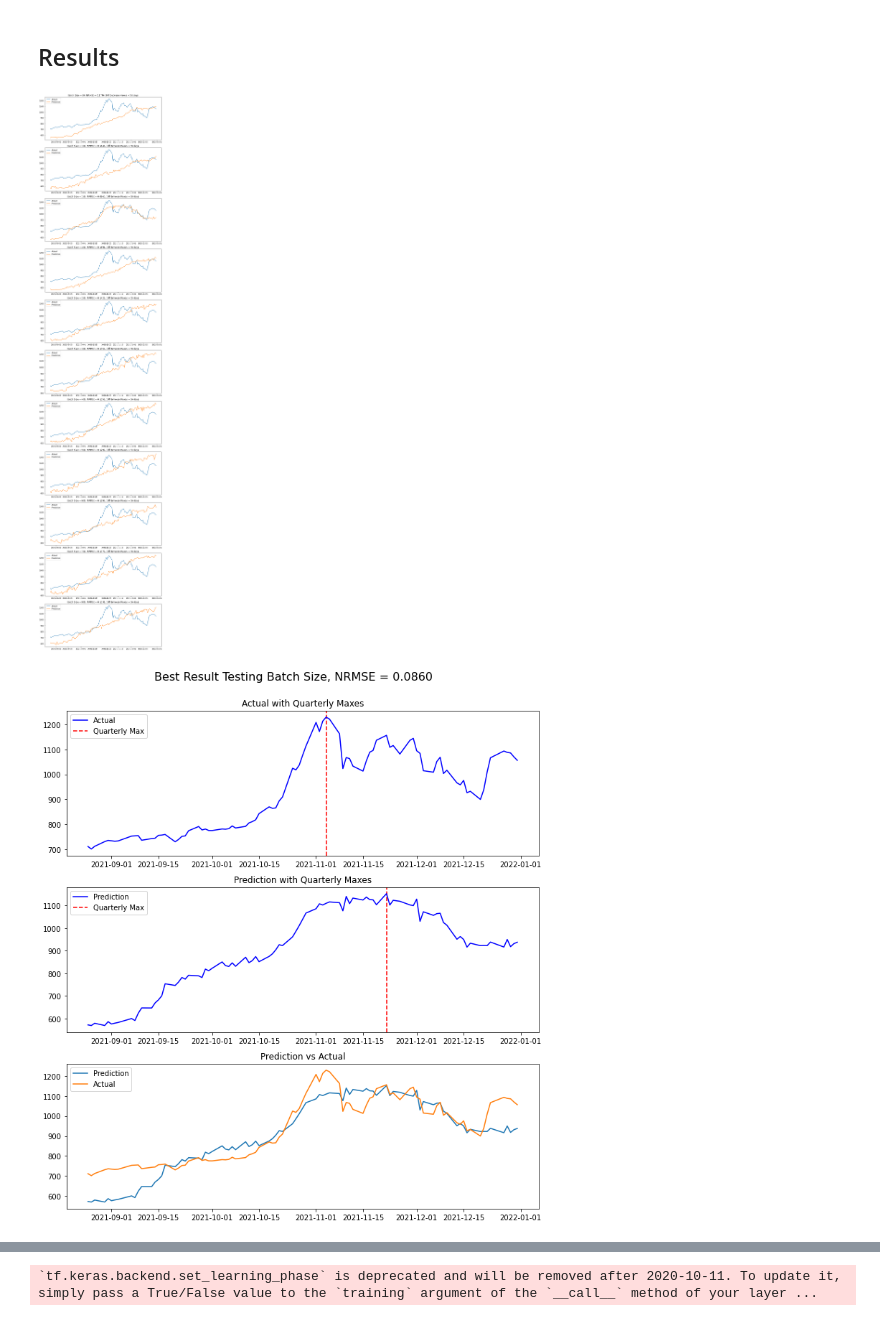
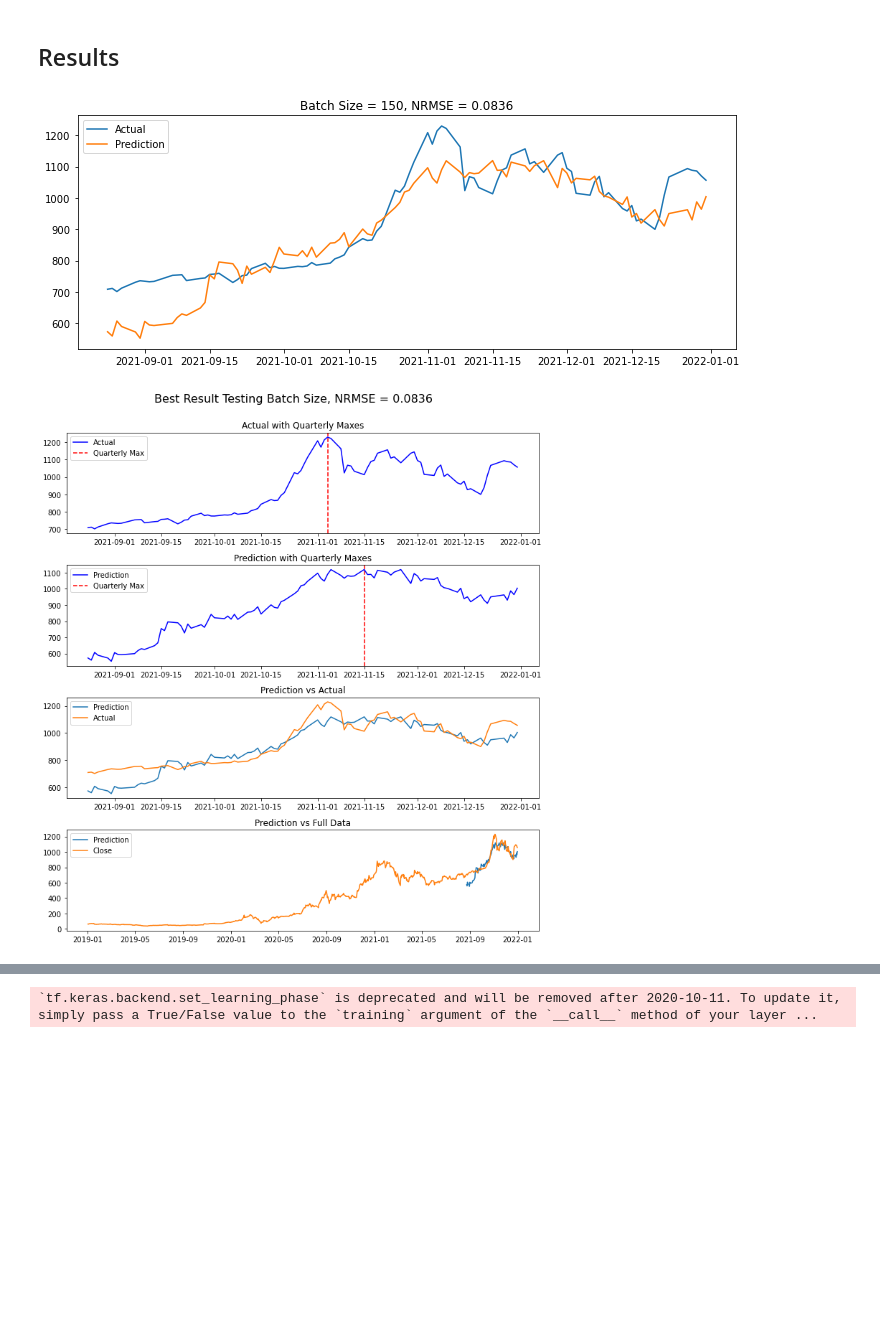
Before and after one commit to TLChilton/Senior_Capstone, a Jupyter notebook: Thomas/LSTMTestBed.ipynb, the cells around one changed output, grey strips where cells are left out. Saved outputs shown, nothing was run; the diff lists cells and outputs as text; code cells hidden in the pictures; blank space fills up the shorter version.

```diff
--- a/Thomas/LSTMTestBed.ipynb
+++ b/Thomas/LSTMTestBed.ipynb
@@ -48,8 +49,8 @@ from statistics import mean
 ## Preparing Data
 # %%
 # Loading Preprocessed Data File
-df = pd.read_csv("preprocessed_MoreRecent.csv",usecols=['Date','Close','Tesla Trend','Musk Trend','Month','Day of the Month','Day of the Week'], parse_dates=['Date'],index_col=0)
-#df = pd.read_csv("preprocessed_MoreRecent.csv", parse_dates=['Date'],index_col=0)
+df = pd.read_csv("preprocessedTesla_MoreRecent.csv",usecols=['Date','Close','Tesla Trend','GM Trend','EV Trend','Coronavirus Trend','Month','Year'], parse_dates=['Date'],index_col=0)
+#df = pd.read_csv("preprocessedGM_MoreRecent.csv", parse_dates=['Date'],index_col=0)
 df.dropna(inplace=True)
 df = df.loc[(df.index >= '2019-01-01')]
 
@@ -119,19 +126,19 @@ values = values.astype('float32')
 scaler = MinMaxScaler(feature_range=(0,1))
 scaled = scaler.fit_transform(values)
 # %%
-n_in = 10               # look back
-n_out = 90              # look forward
-n_predict = 1           # n_predict = number of data points you want to predict / n_out
+n_in = 10                # look back
+n_out =  91              # look forward
+n_predict = 1          # n_predict = number of data points you want to predict / n_out
 percent_train = 0.70    # percent as decimal
 
 # frame as supervised learning
 reframed = series_to_supervised(scaled, df.columns, n_in, n_out)
 # Drop Columns of Variables We Aren't Predicting
 for i in range(1, n_out):
-#    reframed.drop(reframed.loc[:, ('Open(t+%i)' %(i)):('Low(t+%i)' %(i))], axis=1, inplace=True)
-    reframed.drop(reframed.loc[:, ('Tesla Trend(t+%i)' %(i)):('Day of the Week(t+%i)' %(i))], axis=1, inplace=True)
+#   reframed.drop(reframed.loc[:, ('Open(t+%i)' %(i)):('Low(t+%i)' %(i))], axis=1, inplace=True)
+    reframed.drop(reframed.loc[:, ('Tesla Trend(t+%i)' %(i)):('Year(t+%i)' %(i))], axis=1, inplace=True)
 #reframed.drop(reframed.loc[:, 'Open(t)':'Low(t)'], axis=1, inplace=True)
-reframed.drop(reframed.loc[:, 'Tesla Trend(t)':'Day of the Week(t)'], axis=1, inplace=True)
+reframed.drop(reframed.loc[:, 'Tesla Trend(t)':'Year(t)'], axis=1, inplace=True)
 
 y_vals = reframed.iloc[:,n_out*-1:].values
 x_vals = reframed.iloc[:,:n_out*-1].values
@@ -191,15 +198,15 @@ def fit_lstm(train_X, train_y, test_X, test_y, n_out, batch_size, n_epochs, n_ne
 from sklearn.metrics import mean_squared_error
 
 # Adjustable Hyperparameters
-n_trials = 5
+n_trials = 8
 n_epochs = 100
-batch_size = 700
+batch_size = 150
 n_neurons = 40
-dropout = 0.00                                      # default is 0.0
+dropout = 0.05                                      # default is 0.0
 learning_rate = 0.001                               # default is 0.001
-testingArray = [60, 100, 150, 200, 250, 300, 400, 500, 600, 700, 800]
+testingArray = [150]
 verbose = 0                                         # 0, 1, or 2
-thingTested = "Batch Size"                          # just for output purposes
+thingTested = "Batch Size"                       # just for output purposes
 
 # Results Dictionary
 results = {}
@@ -284,25 +266,20 @@ Trial 1 Normalized RMSE: 0.1812 | Trial 2 Normalized RMSE: 0.1578 | Trial 3 Norm
 # %%
 predictDates = dates[len(dates)-(n_out*n_predict):]
 pyplot.figure(figsize=(10,4*len(testingArray)))
 i = 1
 for testingThing in testingArray:
 
     inv_yhat = results["best_invyhat"][testingThing]
-    maxes = [
-        predictDates[np.argmax(inv_yhat[0:89], axis=0)],
-    ]
-    maxes_actual = [
-        predictDates[np.argmax(inv_y[0:89], axis=0)],
-    ]
+
     pyplot.subplot(len(testingArray), 1, i)
     pyplot.plot(predictDates, inv_y, label="Actual")
     pyplot.plot(predictDates, inv_yhat, label="Prediction")
     pyplot.legend(loc='upper left')
-    pyplot.title("%s = %s, NRMSE = %.4f, Diff Between Maxes = %s" %(thingTested, testingThing, results["best_nrmse"][testingThing], abs((maxes_actual[0]-maxes[0]).astype('timedelta64[D]'))))
+    pyplot.title("%s = %s, NRMSE = %.4f" %(thingTested, testingThing, results["best_nrmse"][testingThing]))
 
     i+= 1
 
 pyplot.tight_layout()
 pyplot.show()
 # %% [output]
-[figure, old version]
+[figure, new version]
@@ -320,7 +297,7 @@ maxes_actual = [
 pyplot.figure(figsize=(10,11))
 
 pyplot.suptitle("Best Result Testing %s, NRMSE = %.4f\n" %(thingTested, results["best_nrmse"]["overall_best"]), fontsize=16)
-pyplot.subplot(3, 1, 1)
+pyplot.subplot(4, 1, 1)
 pyplot.plot(predictDates, inv_y, color='b', label="Actual", zorder=2)
 # Adding dashed lines for the quarterly maximums
 pyplot.axvline(x=maxes_actual[0], color='r', linestyle='--', label='Quarterly Max', zorder=1)
@@ -329,7 +306,7 @@ for xc in maxes_actual[1:]:
 pyplot.legend(loc='upper left')
 pyplot.title("Actual with Quarterly Maxes")
 
-pyplot.subplot(3, 1, 2)
+pyplot.subplot(4, 1, 2)
 pyplot.plot(predictDates, inv_yhat, color='b', label="Prediction", zorder=2)
 # Adding dashed lines for the quarterly maximums
 pyplot.axvline(x=maxes[0], color='r', linestyle='--', label='Quarterly Max', zorder=1)
@@ -338,16 +315,22 @@ for xc in maxes[1:]:
 pyplot.legend(loc='upper left')
 pyplot.title("Prediction with Quarterly Maxes")
 
-pyplot.subplot(3,1,3)
+pyplot.subplot(4,1,3)
 pyplot.plot(predictDates, inv_yhat, label="Prediction")
 pyplot.plot(predictDates, inv_y, label="Actual")
 pyplot.legend(loc='upper left')
 pyplot.title("Prediction vs Actual")
 
+pyplot.subplot(4,1,4)
+pyplot.plot(predictDates, inv_yhat, label="Prediction")
+pyplot.plot(dates, df["Close"], label="Close")
+pyplot.legend(loc='upper left')
+pyplot.title("Prediction vs Full Data")
+
 pyplot.tight_layout()
 pyplot.show()
 # %% [output]
-[figure, old version]
+[figure, new version]
 # %%
 # Printing the dates of each quarterly maximum
 for i in range(len(maxes)):
```
Also changed, not shown: parts of 10 cells of this notebook, 4 other files.
